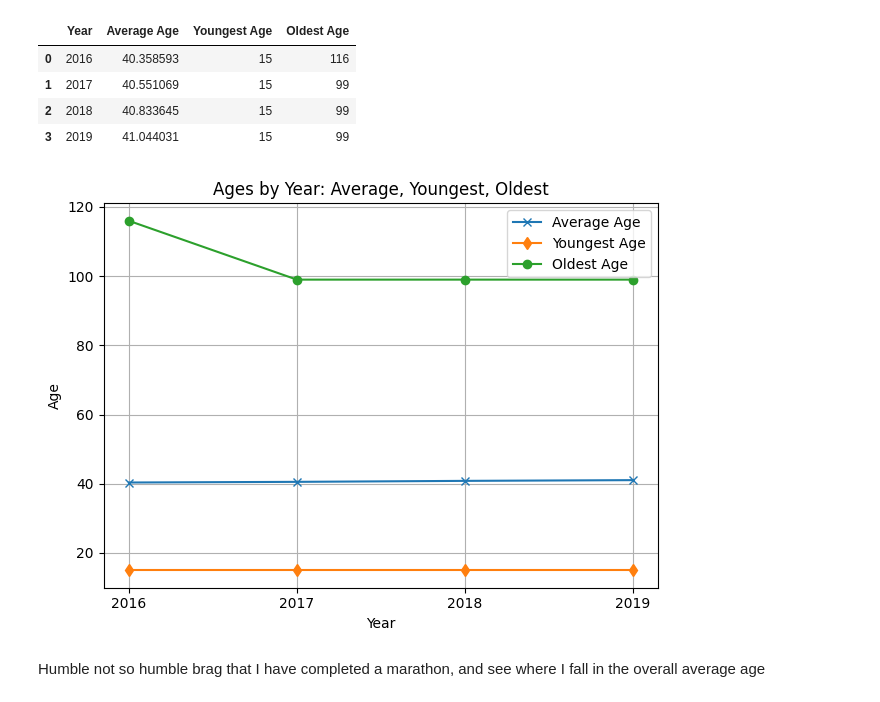
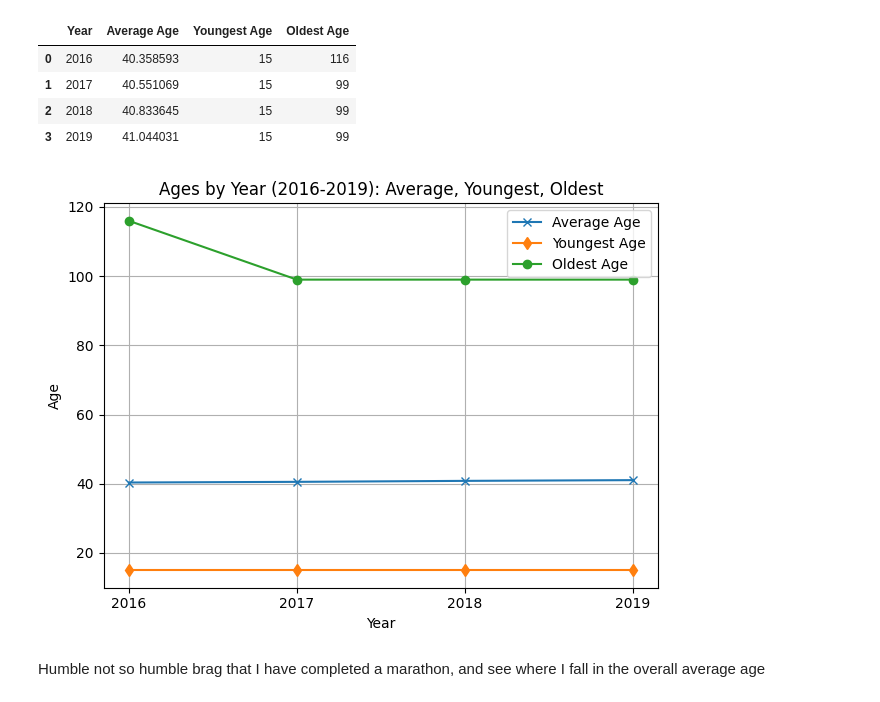
Before and after one commit to RunningBaldMan/Age_and_Endurance, a Jupyter notebook: Age_and_Endurance.ipynb, the cells around one changed output. Drawn from its saved outputs; the diff is of its cells as text; code cells hidden in the pictures.

```diff
--- a/Age_and_Endurance.ipynb
+++ b/Age_and_Endurance.ipynb
@@ -531,22 +531,22 @@ youngest_and_oldest_by_year
 # %%
 # plot
 
 plt.Figure(figsize=(20, 10))
 plt.plot(youngest_and_oldest_by_year['Year'], youngest_and_oldest_by_year['Average Age'], label='Average Age', marker='x')
 plt.plot(youngest_and_oldest_by_year['Year'], youngest_and_oldest_by_year['Youngest Age'], label='Youngest Age', marker='d')
 plt.plot(youngest_and_oldest_by_year['Year'], youngest_and_oldest_by_year['Oldest Age'], label='Oldest Age', marker='o')
 
 plt.xlabel('Year')
 plt.ylabel('Age')
-plt.title('Ages by Year: Average, Youngest, Oldest')
+plt.title('Ages by Year (2016-2019): Average, Youngest, Oldest')
 plt.legend()
 plt.grid(True)
 plt.xticks(youngest_and_oldest_by_year['Year'])
 plt.tight_layout()
 
 plt.show()
 # %% [output]
-[figure, old version]
+[figure, new version]
 # %% [markdown]
 Humble not so humble brag that I have completed a marathon, and see where I fall in the overall average age
 # %% [markdown]
```
Also changed, not shown: parts of 5 cells of this notebook.
